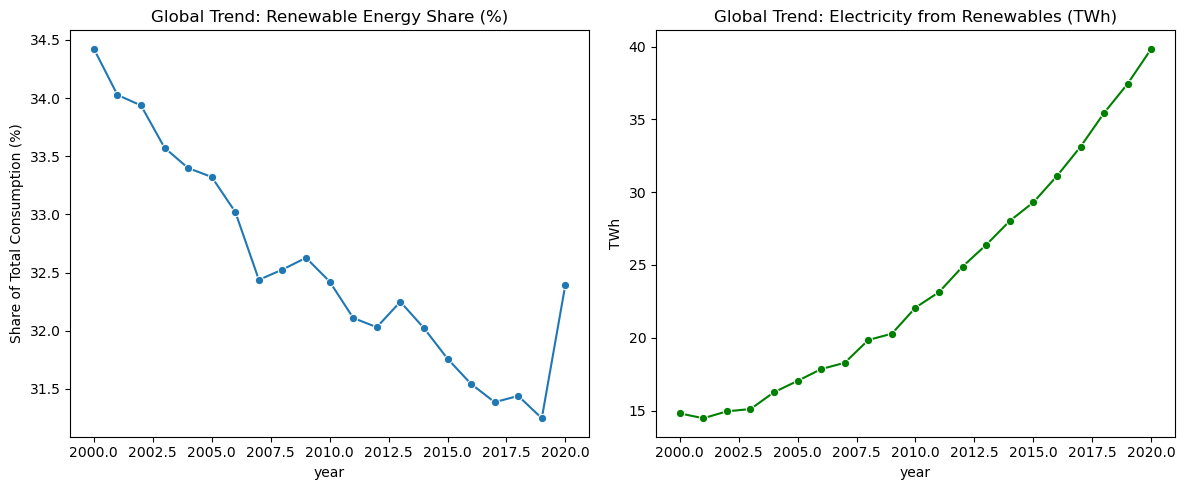
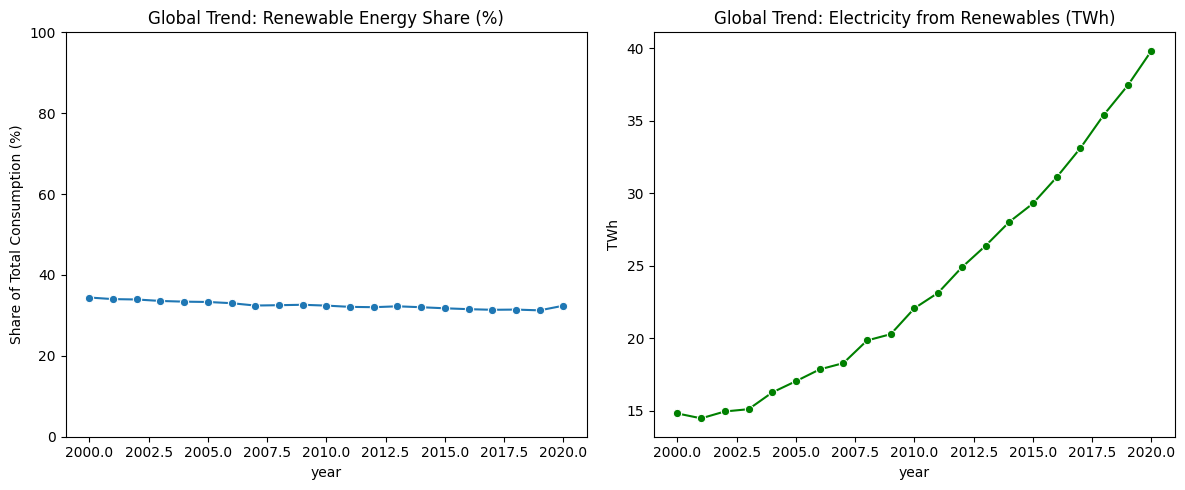
Code edit (unified diff) that turned the first committed figure into the second:
--- before
+++ after
@@ -1,5 +1,7 @@
+# Group by Year to see global trends
 global_trend = df.groupby('year')[['renewable_energy_share_in_the_total_final_energy_consumption_pct', 'electricity_from_renewables_twh']].mean().reset_index()
 
 plt.figure(figsize=(12, 5))
+
 
 plt.subplot(1, 2, 1)
@@ -7,4 +9,5 @@
 plt.title('Global Trend: Renewable Energy Share (%)')
 plt.ylabel('Share of Total Consumption (%)')
+plt.ylim(0, 100)  # <-- This forces the axis to 0-100% so it looks flat!
 
 plt.subplot(1, 2, 2)

Commit: Update Q1 chart Y-axis limit for presentation